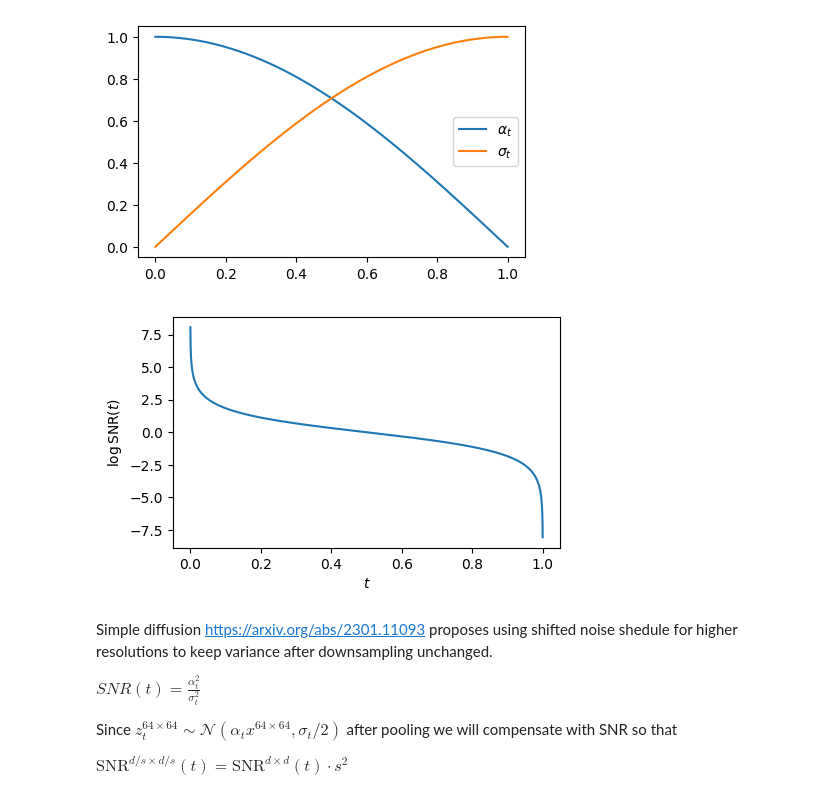
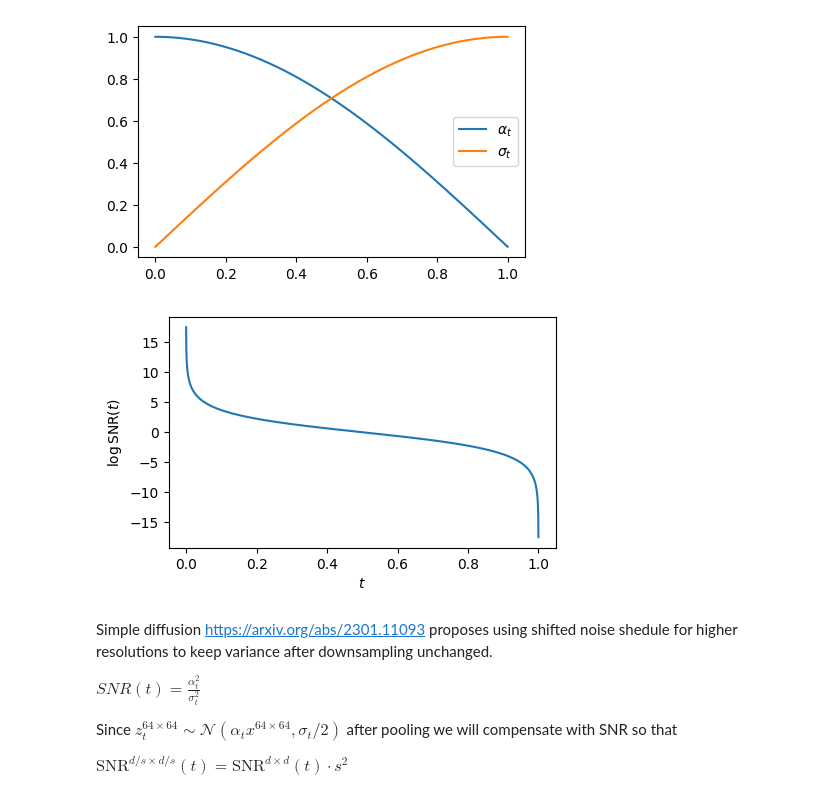
Before and after one commit to ssslakter/py-playground, a Jupyter notebook: matplotlib/1_shifted_schedule.ipynb, the cells around one changed output. Cells and saved outputs as stored; diff of their text form; code cells hidden in the pictures.

```diff
--- a/matplotlib/1_shifted_schedule.ipynb
+++ b/matplotlib/1_shifted_schedule.ipynb
@@ -18,7 +21,7 @@ From VDM
 
 $\displaystyle \text{SNR}(t)=\frac{\alpha^2_t}{\sigma^2_t};\; \log \text{SNR}(t)=2\log \alpha_t-2\log \sigma_t$
 # %%
-t = np.linspace(0,1, 5000)
+t = np.linspace(0,1, 10002)[1:-1]
 alpha = np.cos(t*np.pi/2)
 sigma = np.sin(t*np.pi/2)
 # %%
@@ -28,12 +31,12 @@ plt.legend();
 # %% [output]
 [figure]
 # %%
-log_snr = - np.log(np.tan(t[1:-1]*np.pi/2))
-plt.plot(t[1:-1],log_snr)
+log_snr = - 2*np.log(np.tan(t*np.pi/2))
+plt.plot(t,log_snr)
 plt.xlabel(r'$t$')
 plt.ylabel(r'$\log \text{SNR}(t)$');
 # %% [output]
-[figure, old version]
+[figure, new version]
 # %% [markdown]
 Simple diffusion https://arxiv.org/abs/2301.11093 proposes using shifted noise shedule for higher resolutions to keep variance after downsampling unchanged.
 
```
Also changed, not shown: parts of 8 cells of this notebook.
